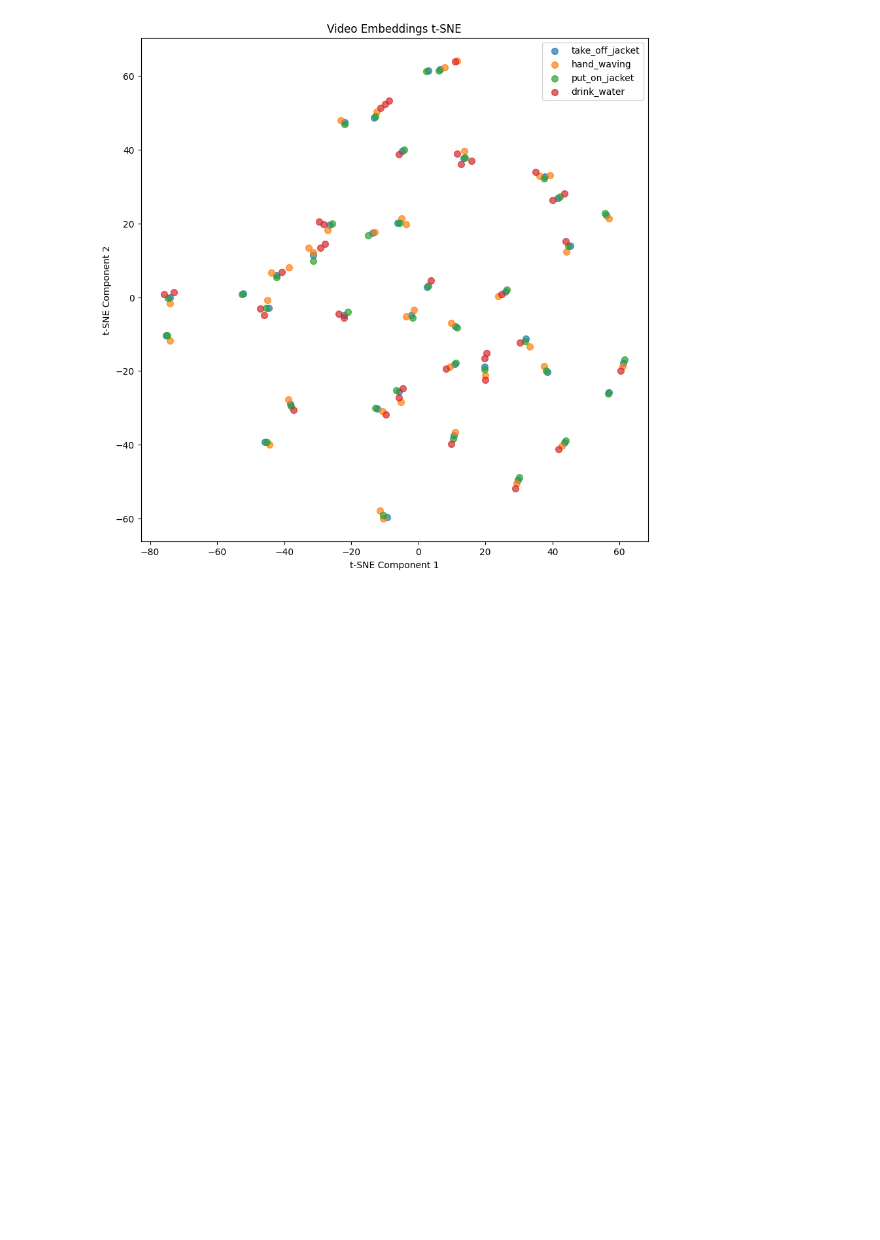
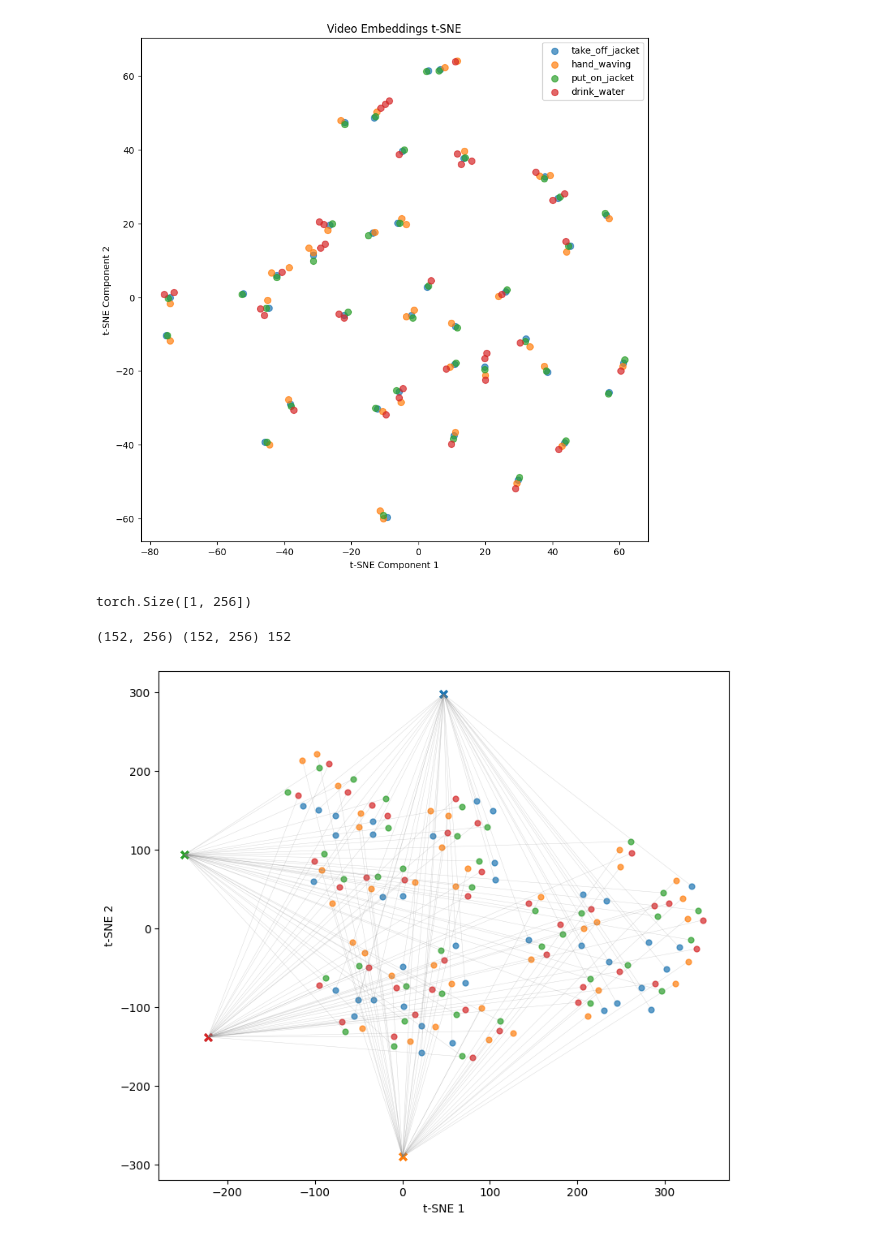
Before and after one commit to Yeonjae37/Fine-VLA, a Jupyter notebook: notebooks/video_embedding.ipynb, the cells around one changed output. Drawn from its saved outputs; the diff is of its cells as text; code cells hidden in the pictures; blank space fills up the shorter version.

```diff
--- a/notebooks/video_embedding.ipynb
+++ b/notebooks/video_embedding.ipynb
@@ -182,3 +182,75 @@ plt.ylabel('t-SNE Component 2')
 plt.show()
 # %% [output]
 [figure]
+# %%
+from transformers import AutoModel
+import torch.nn as nn
+from transformers import AutoTokenizer
+tokenizer = AutoTokenizer.from_pretrained("distilbert-base-uncased")
+
+text_data = "sitting"
+
+text_data = tokenizer(
+    text_data,
+    return_tensors="pt",
+    padding=True,
+    truncation=True,
+    max_length=tokenizer.model_max_length
+).to(device)
+
+text_embeddings = model.compute_text(text_data)
+print(text_embeddings.shape)
+# %% [output]
+torch.Size([1, 256])
+# %%
+video_embeds = embeddings_array.astype('float32')
+
+paired_texts = labels
+
+tok = tokenizer(
+    paired_texts,
+    return_tensors="pt",
+    padding=True,
+    truncation=True,
+    max_length=tokenizer.model_max_length
+).to(device)
+
+model.eval()
+with torch.no_grad():
+    text_embeds = model.compute_text(tok).detach().cpu().numpy().astype('float32')
+
+N = video_embeds.shape[0]
+print(video_embeds.shape, text_embeds.shape, N)
+# %% [output]
+(152, 256) (152, 256) 152
+# %%
+import numpy as np, matplotlib.pyplot as plt, torch, torch.nn.functional as F
+from sklearn.preprocessing import StandardScaler
+from sklearn.decomposition import PCA
+from sklearn.manifold import TSNE
+from math import sqrt
+
+Vn = F.normalize(torch.from_numpy(video_embeds), dim=1).numpy()
+Tn = F.normalize(torch.from_numpy(text_embeds), dim=1).numpy()
+
+X  = np.vstack([Vn, Tn])
+Xn = StandardScaler().fit_transform(X)
+N  = Vn.shape[0]
+Z_v, Z_t = Xn[:N], Xn[N:]
+
+# ---------- t-SNE ----------
+perp = max(5, min(30, int(sqrt(N))))
+Zts = TSNE(n_components=2, perplexity=perp, init="pca", learning_rate="auto", random_state=0)\
+        .fit_transform(np.vstack([Z_v, Z_t]))
+Zv_ts, Zt_ts = Zts[:N], Zts[N:]
+
+plt.figure(figsize=(8,7))
+for lab in uniq:
+    idxs = [i for i, l in enumerate(labels) if l == lab]
+    plt.scatter(Zv_ts[idxs,0], Zv_ts[idxs,1], s=24, alpha=0.7, c=[cmap[lab]], label=f"{lab} (video)")
+    plt.scatter(Zt_ts[idxs,0], Zt_ts[idxs,1], s=34, alpha=0.9, marker='x', c=[cmap[lab]], label=f"{lab} (text)")
+for i in range(N):
+    plt.plot([Zv_ts[i,0], Zt_ts[i,0]], [Zv_ts[i,1], Zt_ts[i,1]], lw=0.3, alpha=0.35, c='gray')
+plt.xlabel("t-SNE 1"); plt.ylabel("t-SNE 2"); plt.tight_layout(); plt.show()
+# %% [output]
+[figure, added]
```
Also changed, not shown: 2 other files.
